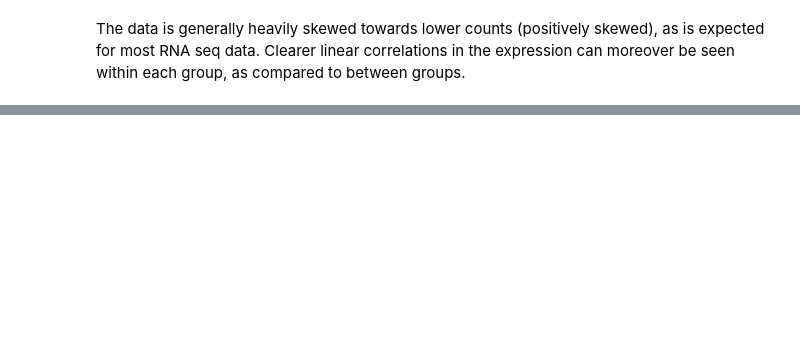
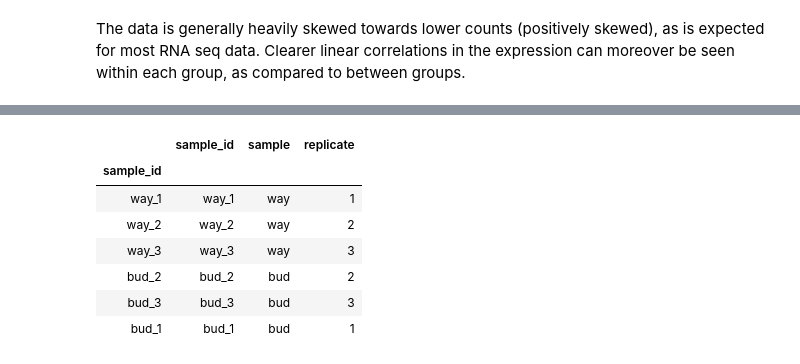
Before and after one commit to lfranzen/algbio-course-project, a Jupyter notebook: results/main_analysis.ipynb, the cells around one changed output, grey strips where cells are left out. Drawn from its saved outputs; the diff is of its cells as text; code cells hidden in the pictures; blank space fills up the shorter version.

```diff
--- a/results/main_analysis.ipynb
+++ b/results/main_analysis.ipynb
@@ -106,2 +118,17 @@ The data is generally heavily skewed towards lower counts (positively skewed), a
+# %%
+sample_table = pd.DataFrame({'sample_id': exp_all.columns[1:]}) \
+    .assign(sample = lambda d: d.sample_id.str.extract('([a-z]*)_', expand=False)) \
+    .assign(replicate = lambda d: d.sample_id.str.extract('_([123])', expand=False))
+sample_table.index = sample_table.sample_id
+sample_table
+# %% [output]
+|  | sample_id | sample | replicate |
+| sample_id |  |  |  |
+| way_1 | way_1 | way | 1 |
+| way_2 | way_2 | way | 2 |
+| way_3 | way_3 | way | 3 |
+| bud_2 | bud_2 | bud | 2 |
+| bud_3 | bud_3 | bud | 3 |
+| bud_1 | bud_1 | bud | 1 |
 # %%
 np.where(exp_all[col]>0, np.log10(exp_all[col]), 0)
```
Also changed, not shown: parts of 6 cells of this notebook.
